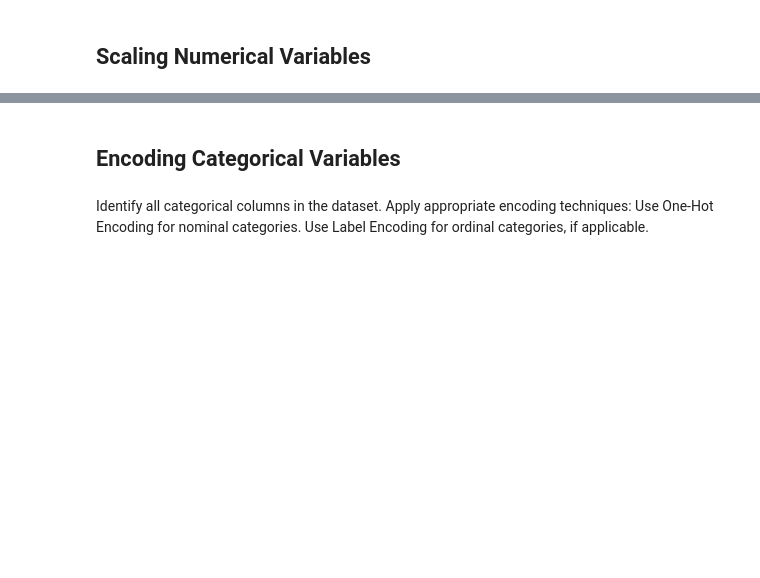
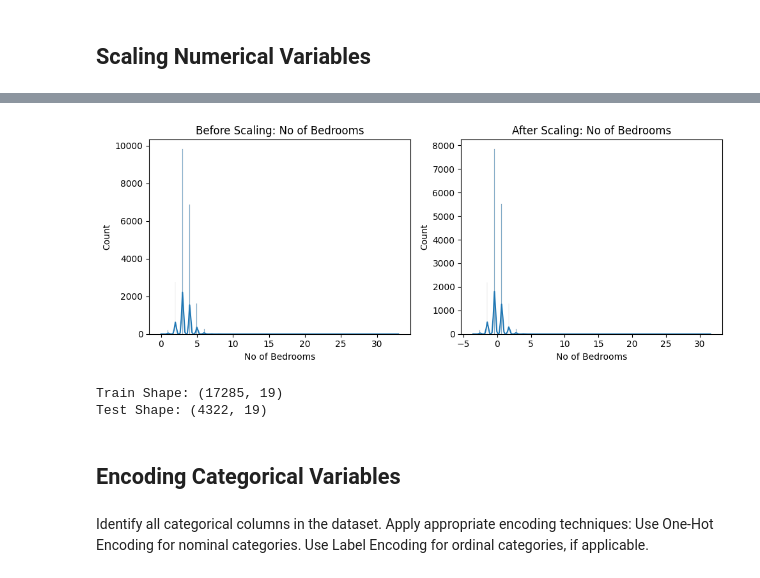
Before and after one commit to Anamikamahi18/ict_dsa_case_studies, a Jupyter notebook: Data_Preprocessing_case_study.ipynb, the cells around one changed output, grey strips where cells are left out. Saved outputs shown, nothing was run; the diff lists cells and outputs as text; code cells hidden in the pictures; blank space fills up the shorter version.

```diff
--- a/Data_Preprocessing_case_study.ipynb
+++ b/Data_Preprocessing_case_study.ipynb
@@ -347,0 +370,26 @@ The numerical columns have now been successfully scaled. This transformation ens
+# %%
+# -------------------------------
+# 4. Apply Standard Scaling
+# -------------------------------
+
+# StandardScaler is used because most numerical features are
+# approximately normally distributed after preprocessing.
+# It transforms data to mean = 0 and standard deviation = 1.
+
+scaler = StandardScaler()
+
+# Alternative scaling techniques:
+# - MinMaxScaler: Scales values between 0 and 1, useful when distribution is not Gaussian
+# - RobustScaler: Uses median and IQR, suitable for data with strong outliers
+
+# Choice of scaler depends on data distribution:
+# - StandardScaler : best for normally distributed data
+# - MinMaxScaler : useful for bounded data (e.g., images, neural networks)
+# - RobustScaler  preferred when dataset contains significant outliers
+
+
+# Fit only on training data
+X_train[columns_to_scale] = scaler.fit_transform(X_train[columns_to_scale])
+
+# Transform test data using same scaler
+X_test[columns_to_scale] = scaler.transform(X_test[columns_to_scale])
@@ -348,3 +420,32 @@ The numerical columns have now been successfully scaled. This transformation ens
+# %%
+# -------------------------------
+# Visual Check (Before vs After)
+# -------------------------------
+col_example = columns_to_scale[0]
+
+plt.figure(figsize=(10,4))
+
+plt.subplot(1,2,1)
+sns.histplot(df[col_example], kde=True)
+plt.title(f"Before Scaling: {col_example}")
+
+plt.subplot(1,2,2)
+sns.histplot(X_train[col_example], kde=True)
+plt.title(f"After Scaling: {col_example}")
+
+plt.tight_layout()
+plt.show()
+# %% [output]
+[figure, added]
+# %%
+# -------------------------------
+# 7. Final Output Shapes
+# -------------------------------
+print("Train Shape:", X_train.shape)
+print("Test Shape:", X_test.shape)
+# %% [output]
+Train Shape: (17285, 19)
+Test Shape: (4322, 19)
 # %% [markdown]
 ## Encoding Categorical Variables
 # %% [markdown]
```
Also changed, not shown: parts of 81 cells of this notebook.
